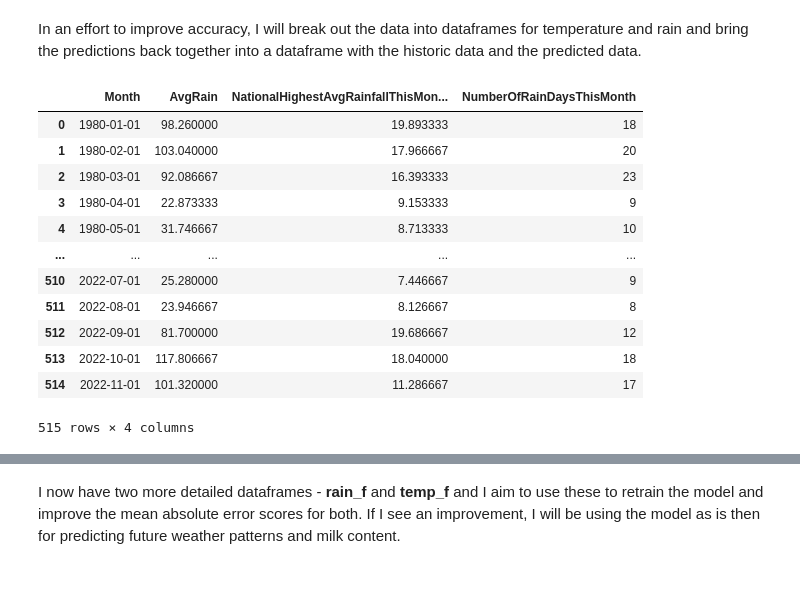
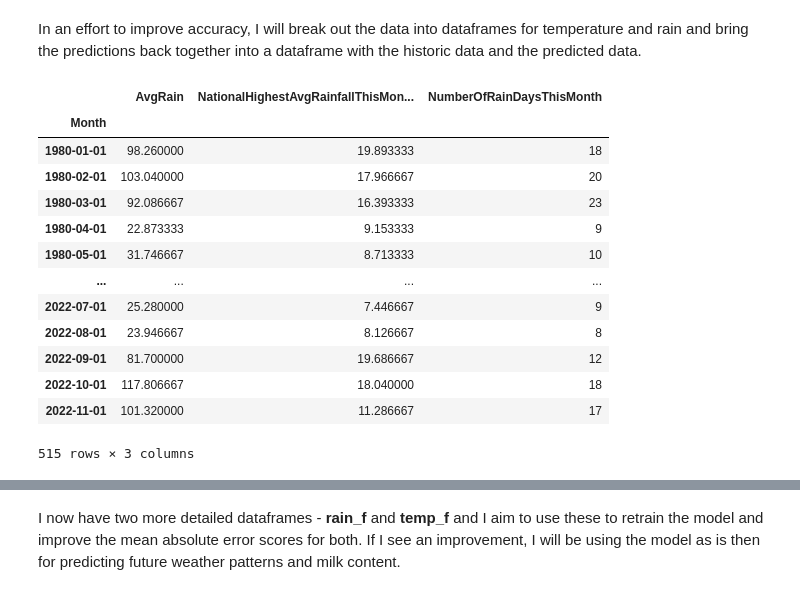
Before and after one commit to turps-pc90/PfDA_Assignment, a Jupyter notebook: PfDA_Assignment.ipynb, the cells around one changed output, grey strips where cells are left out. Drawn from its saved outputs; the diff is of its cells as text; code cells hidden in the pictures.

```diff
--- a/PfDA_Assignment.ipynb
+++ b/PfDA_Assignment.ipynb
@@ -821,9 +821,9 @@ irish_hdata
 # %% [markdown]
 You see above that there is no target values for last row as we do not have January 2023 data to utilise. I will remove this row by using iloc function.
 # %%
-# Removing last row so there are no NaN values in DF.
-irish_hdata = irish_hdata.iloc[:-1,:].copy()
-irish_hdata
+# Removing last row so there are no NaN values in DF. Appending 1 to DF to identify it as DF used for first attempt
+irish_hdata_1 = irish_hdata.iloc[:-1,:].copy()
+irish_hdata_1
 # %% [output]
 |  | AvgRain | AvgTemp | AvgFatPCT | AvgProteinPCT | Rain_Target | Temp_Target | Fat_Target | Protein_Target |
 | Month |  |  |  |  |  |  |  |  |
@@ -998,12 +998,19 @@ rainy_days = more_rain[more_rain['Statistic Label'].isin(['Raindays (0.2mm or Mo
 most_monthly_rain = most_rain.groupby('Month')['VALUE'].mean()
 avg_rain_days = rainy_days.groupby('Month')['VALUE'].mean().round().astype(int)
 
+# Reset index to make 'Month' a regular column
+most_monthly_rain = most_monthly_rain.reset_index()
+avg_rain_days = avg_rain_days.reset_index()
+
 # Rename the columns
-most_monthly_rain = most_monthly_rain.rename('NationalHighestAvgRainfallThisMonthMM')
-avg_rain_days = avg_rain_days.rename('NumberOfRainDaysThisMonth')
+most_monthly_rain = most_monthly_rain.rename(columns={'VALUE': 'NationalHighestAvgRainfallThisMonthMM'})
+avg_rain_days = avg_rain_days.rename(columns={'VALUE': 'NumberOfRainDaysThisMonth'})
 
 # Merge two dataframes on Month
 more_raindata = pd.merge(most_monthly_rain, avg_rain_days, on='Month', how='outer')
+
+# Set 'Month' as the index
+more_raindata.set_index('Month', inplace=True)
 # %% [markdown]
 I will repeat the same as above but on the **more_sun** DataFrame. I will split the four 'Statistic Labels' into individual columns. These are **Average Maximum Temperature**, **Average Minimum Temperature**, **Highest Temperature**, **Lowest Temperature**. All of these additional datapoints will help fine tune the model.
 # %%
@@ -1031,32 +1038,34 @@ more_tempdata = pd.merge(national_avg_max, pd.merge(national_avg_min, pd.merge(n
 In an effort to improve accuracy, I will break out the data into dataframes for temperature and rain and bring the predictions back together into a dataframe with the historic data and the predicted data.
 # %%
 # Resetting index of more_raindata and irish_hdata ('Month') into regular columns, making it available for merging.
-more_raindata = more_raindata.copy().reset_index(drop=True)
-irish_hdata = irish_hdata.copy().reset_index(drop=True)
+more_raindata = more_raindata.copy()
+# Second use of irish_data
+irish_hdata_2 = irish_hdata_1.copy()
 
 # Converting irish_hdata Month column to be compatible for the merge
-irish_hdata['Month'] = pd.to_datetime(irish_hdata['Month'])
+irish_hdata_2.index = pd.to_datetime(irish_hdata_2.index)
 
 # Merging on 'Month' column
-rain_f = pd.merge(more_raindata, irish_hdata[['Month', 'AvgRain']], on='Month', how='inner')
+rain_f = pd.merge(more_raindata, irish_hdata_2[['AvgRain']], on='Month', how='inner')
 
-preferred_column_order = ['Month', 'AvgRain', 'NationalHighestAvgRainfallThisMonthMM', 'NumberOfRainDaysThisMonth']
+preferred_column_order = ['AvgRain', 'NationalHighestAvgRainfallThisMonthMM', 'NumberOfRainDaysThisMonth']
 rain_f = rain_f[preferred_column_order]
 
 rain_f
 # %% [output]
-|  | Month | AvgRain | NationalHighestAvgRainfallThisMon... | NumberOfRainDaysThisMonth |
-| 0 | 1980-01-01 | 98.260000 | 19.893333 | 18 |
-| 1 | 1980-02-01 | 103.040000 | 17.966667 | 20 |
-| 2 | 1980-03-01 | 92.086667 | 16.393333 | 23 |
-| 3 | 1980-04-01 | 22.873333 | 9.153333 | 9 |
-| 4 | 1980-05-01 | 31.746667 | 8.713333 | 10 |
-| ... | ... | ... | ... | ... |
-| 510 | 2022-07-01 | 25.280000 | 7.446667 | 9 |
-| 511 | 2022-08-01 | 23.946667 | 8.126667 | 8 |
-| 512 | 2022-09-01 | 81.700000 | 19.686667 | 12 |
-| 513 | 2022-10-01 | 117.806667 | 18.040000 | 18 |
-| 514 | 2022-11-01 | 101.320000 | 11.286667 | 17 |
+|  | AvgRain | NationalHighestAvgRainfallThisMon... | NumberOfRainDaysThisMonth |
+| Month |  |  |  |
+| 1980-01-01 | 98.260000 | 19.893333 | 18 |
+| 1980-02-01 | 103.040000 | 17.966667 | 20 |
+| 1980-03-01 | 92.086667 | 16.393333 | 23 |
+| 1980-04-01 | 22.873333 | 9.153333 | 9 |
+| 1980-05-01 | 31.746667 | 8.713333 | 10 |
+| ... | ... | ... | ... |
+| 2022-07-01 | 25.280000 | 7.446667 | 9 |
+| 2022-08-01 | 23.946667 | 8.126667 | 8 |
+| 2022-09-01 | 81.700000 | 19.686667 | 12 |
+| 2022-10-01 | 117.806667 | 18.040000 | 18 |
+| 2022-11-01 | 101.320000 | 11.286667 | 17 |
-515 rows × 4 columns
+515 rows × 3 columns
 # %%
 # Merging on 'Month' column for more_tempdata and irish_hdata
```
Also changed, not shown: parts of 24 cells of this notebook, 1 other file.
